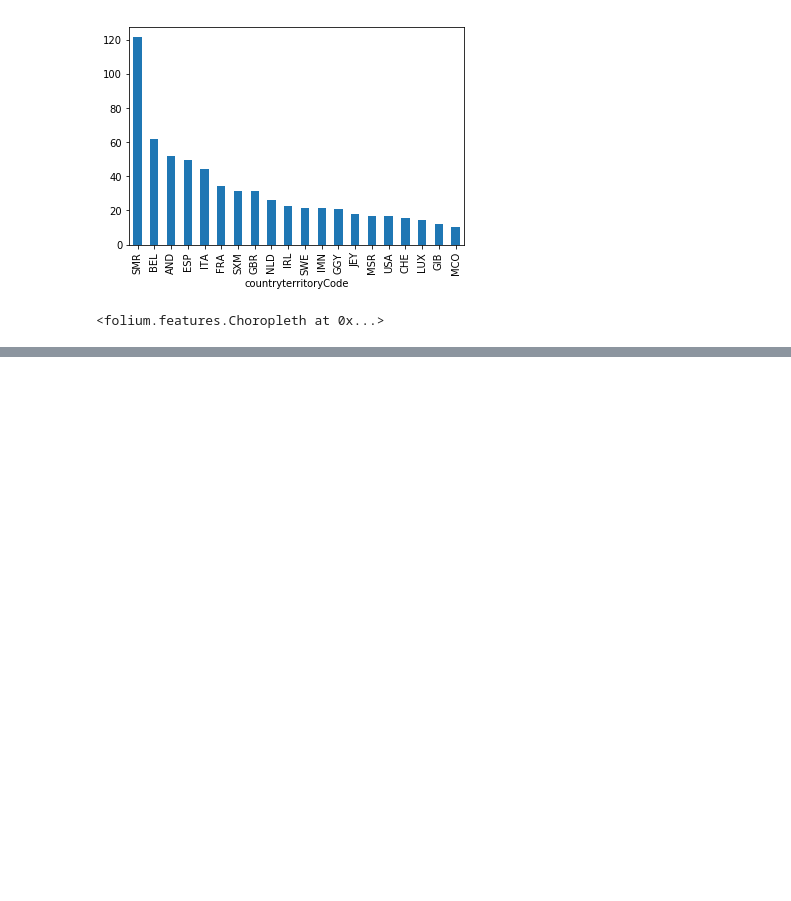
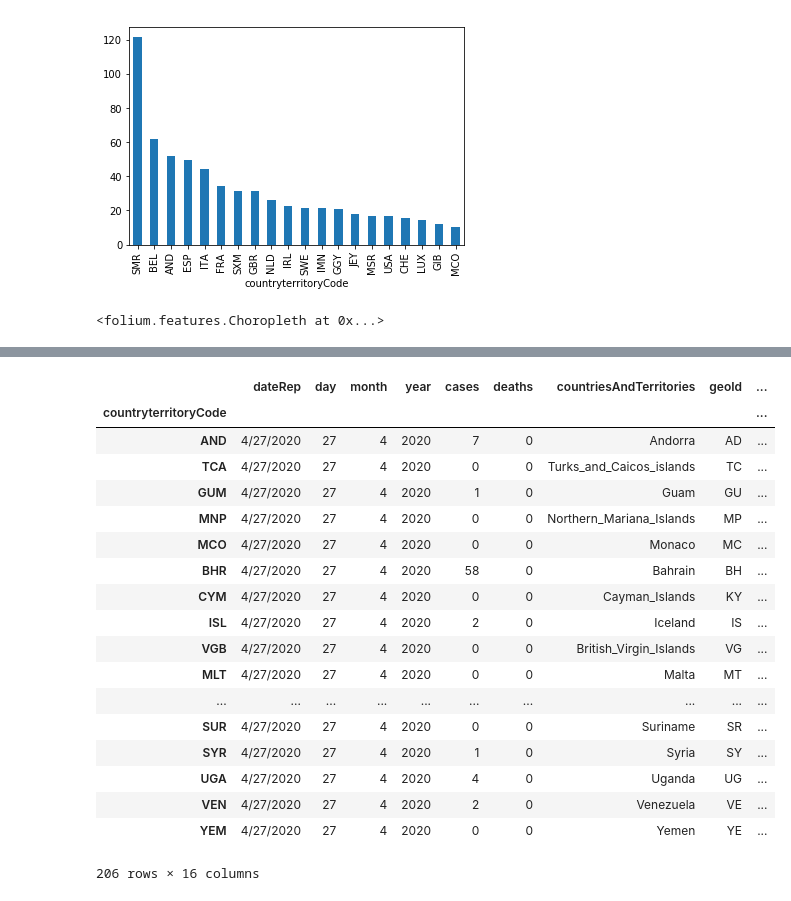
Before and after one commit to magei00/SocialData02806_2020, a Jupyter notebook: final_project/basic_map.ipynb, the cells around one changed output, grey strips where cells are left out. Cells and saved outputs as stored; diff of their text form; code cells hidden in the pictures; blank space fills up the shorter version.

```diff
--- a/final_project/basic_map.ipynb
+++ b/final_project/basic_map.ipynb
@@ -155,0 +289,25 @@ m
+# %%
+top_tourist = new_df[new_df['dateRep'] == '4/27/2020']
+top_tourist = top_tourist.sort_values('tourists_per_100k',axis=0,ascending=False)
+# %%
+top_tourist
+# %% [output]
+|  | dateRep | day | month | year | cases | deaths | countriesAndTerritories | geoId | ... |
+| countryterritoryCode |  |  |  |  |  |  |  |  | ... |
+| AND | 4/27/2020 | 27 | 4 | 2020 | 7 | 0 | Andorra | AD | ... |
+| TCA | 4/27/2020 | 27 | 4 | 2020 | 0 | 0 | Turks_and_Caicos_islands | TC | ... |
+| GUM | 4/27/2020 | 27 | 4 | 2020 | 1 | 0 | Guam | GU | ... |
+| MNP | 4/27/2020 | 27 | 4 | 2020 | 0 | 0 | Northern_Mariana_Islands | MP | ... |
+| MCO | 4/27/2020 | 27 | 4 | 2020 | 0 | 0 | Monaco | MC | ... |
+| BHR | 4/27/2020 | 27 | 4 | 2020 | 58 | 0 | Bahrain | BH | ... |
+| CYM | 4/27/2020 | 27 | 4 | 2020 | 0 | 0 | Cayman_Islands | KY | ... |
+| ISL | 4/27/2020 | 27 | 4 | 2020 | 2 | 0 | Iceland | IS | ... |
+| VGB | 4/27/2020 | 27 | 4 | 2020 | 0 | 0 | British_Virgin_Islands | VG | ... |
+| MLT | 4/27/2020 | 27 | 4 | 2020 | 0 | 0 | Malta | MT | ... |
+| ... | ... | ... | ... | ... | ... | ... | ... | ... | ... |
+| SUR | 4/27/2020 | 27 | 4 | 2020 | 0 | 0 | Suriname | SR | ... |
+| SYR | 4/27/2020 | 27 | 4 | 2020 | 1 | 0 | Syria | SY | ... |
+| UGA | 4/27/2020 | 27 | 4 | 2020 | 4 | 0 | Uganda | UG | ... |
+| VEN | 4/27/2020 | 27 | 4 | 2020 | 2 | 0 | Venezuela | VE | ... |
+| YEM | 4/27/2020 | 27 | 4 | 2020 | 0 | 0 | Yemen | YE | ... |
+206 rows × 16 columns
```
Also changed, not shown: parts of 17 cells of this notebook, 1 other file.
